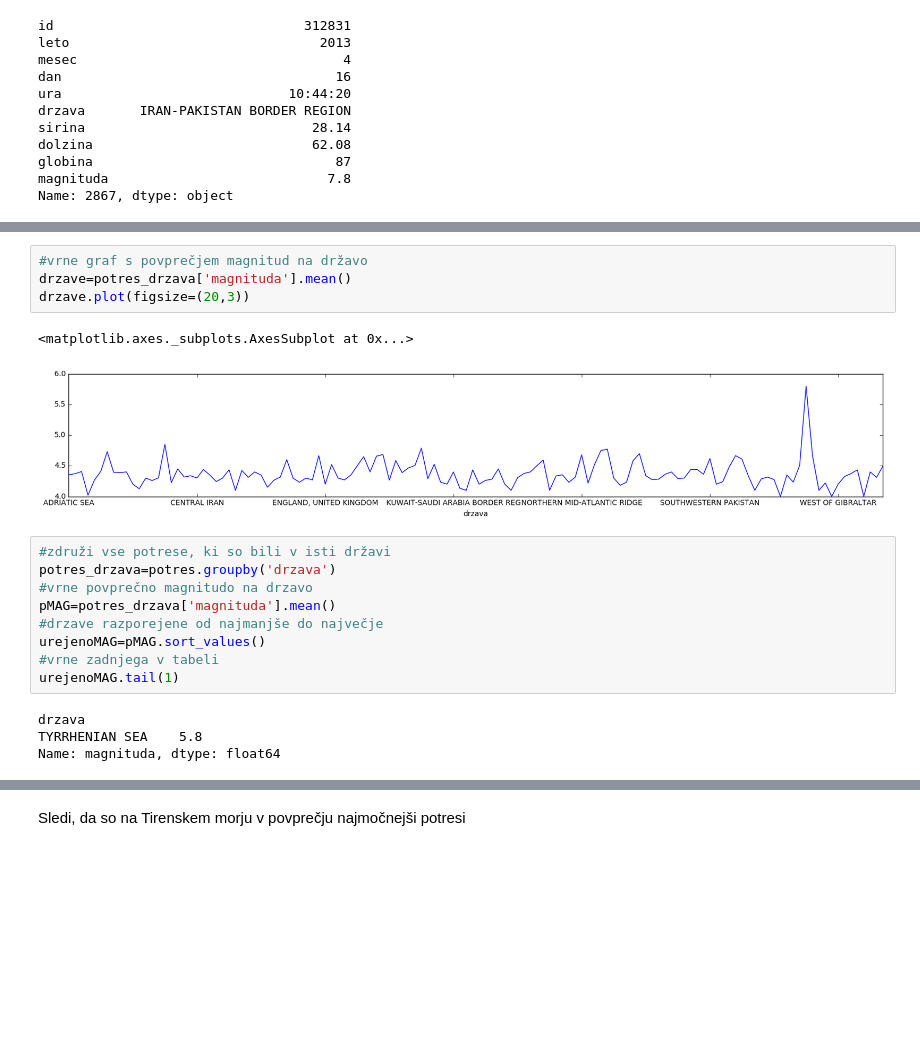
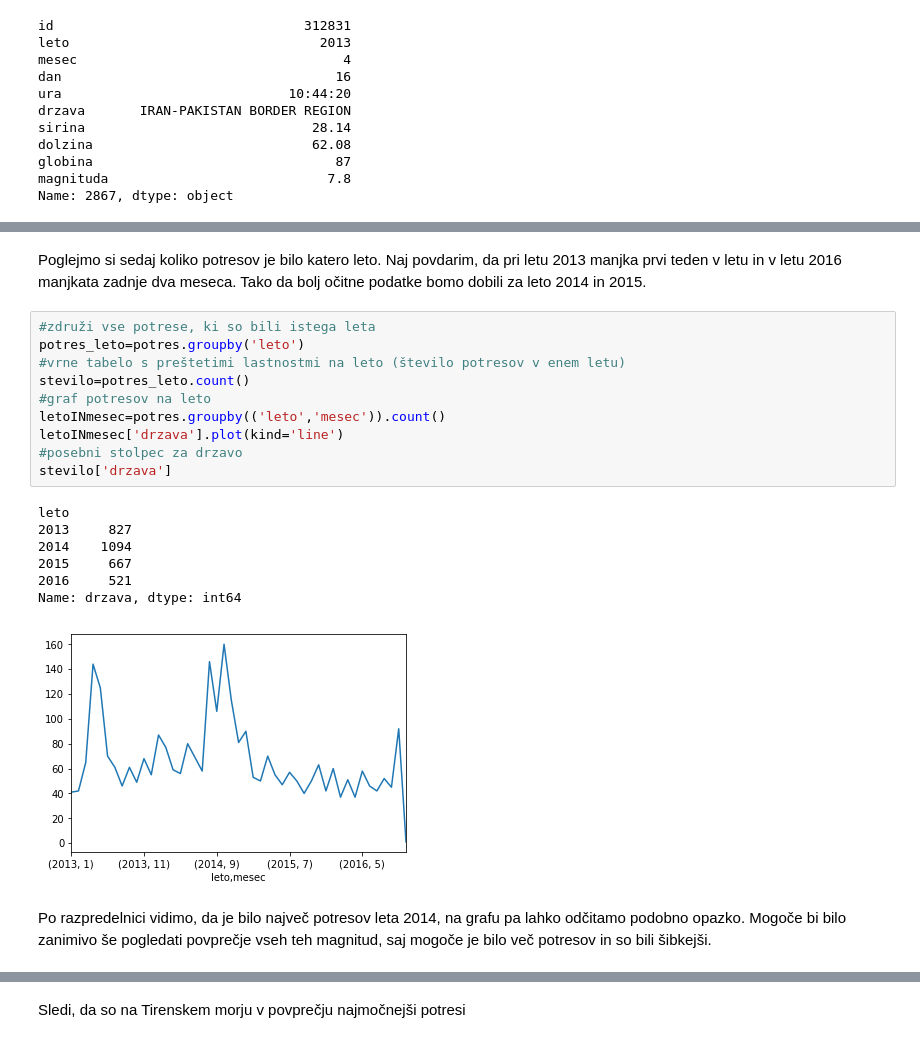
Before and after one commit to TinaKrasovec/Potresi-po-Evropi-zadnjih-nekaj-let-z-magnitudo-4, a Jupyter notebook: Projekt.ipynb, the cells around one changed output, grey strips where cells are left out. Drawn from its saved outputs; the diff is of its cells as text; blank space fills up the shorter version.

```diff
--- a/Projekt.ipynb
+++ b/Projekt.ipynb
@@ -196,20 +85,22 @@ Name: magnituda, dtype: float64
-# %%
-#vrne graf s povprečjem magnitud na državo
-drzave=potres_drzava['magnituda'].mean()
-drzave.plot(figsize=(20,3))
-# %% [output]
-<matplotlib.axes._subplots.AxesSubplot at 0x...>
-[figure, removed]
-# %%
-#združi vse potrese, ki so bili v isti državi
-potres_drzava=potres.groupby('drzava')
-#vrne povprečno magnitudo na drzavo
-pMAG=potres_drzava['magnituda'].mean()
-#drzave razporejene od najmanjše do največje
-urejenoMAG=pMAG.sort_values()
-#vrne zadnjega v tabeli
-urejenoMAG.tail(1)
-# %% [output]
-drzava
-TYRRHENIAN SEA    5.8
-Name: magnituda, dtype: float64
+# %% [markdown]
+Poglejmo si sedaj koliko potresov je bilo katero leto. Naj povdarim, da pri letu 2013 manjka prvi teden v letu in v letu 2016 manjkata zadnje dva meseca. Tako da bolj očitne podatke bomo dobili za leto 2014 in 2015.
+# %%
+#združi vse potrese, ki so bili istega leta
+potres_leto=potres.groupby('leto')
+#vrne tabelo s preštetimi lastnostmi na leto (število potresov v enem letu)
+stevilo=potres_leto.count()
+#graf potresov na leto
+letoINmesec=potres.groupby(('leto','mesec')).count()
+letoINmesec['drzava'].plot(kind='line')
+#posebni stolpec za drzavo
+stevilo['drzava']
+# %% [output]
+leto
+2013     827
+2014    1094
+2015     667
+2016     521
+Name: drzava, dtype: int64
+[figure, added]
+# %% [markdown]
+Po razpredelnici vidimo, da je bilo največ potresov leta 2014, na grafu pa lahko odčitamo podobno opazko. Mogoče bi bilo zanimivo še pogledati povprečje vseh teh magnitud, saj mogoče je bilo več potresov in so bili šibkejši.
```
Also changed, not shown: parts of 56 cells of this notebook.
